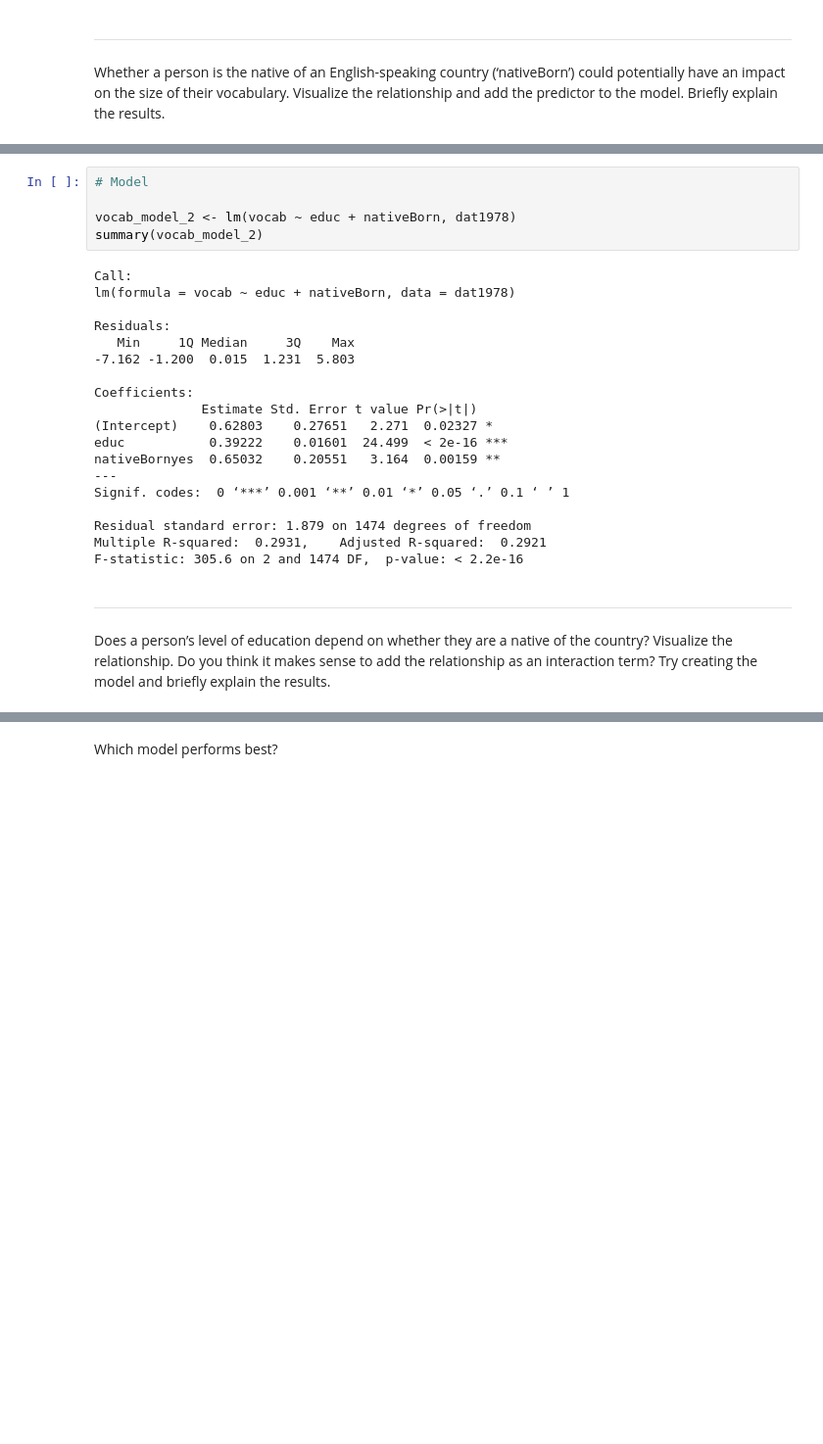
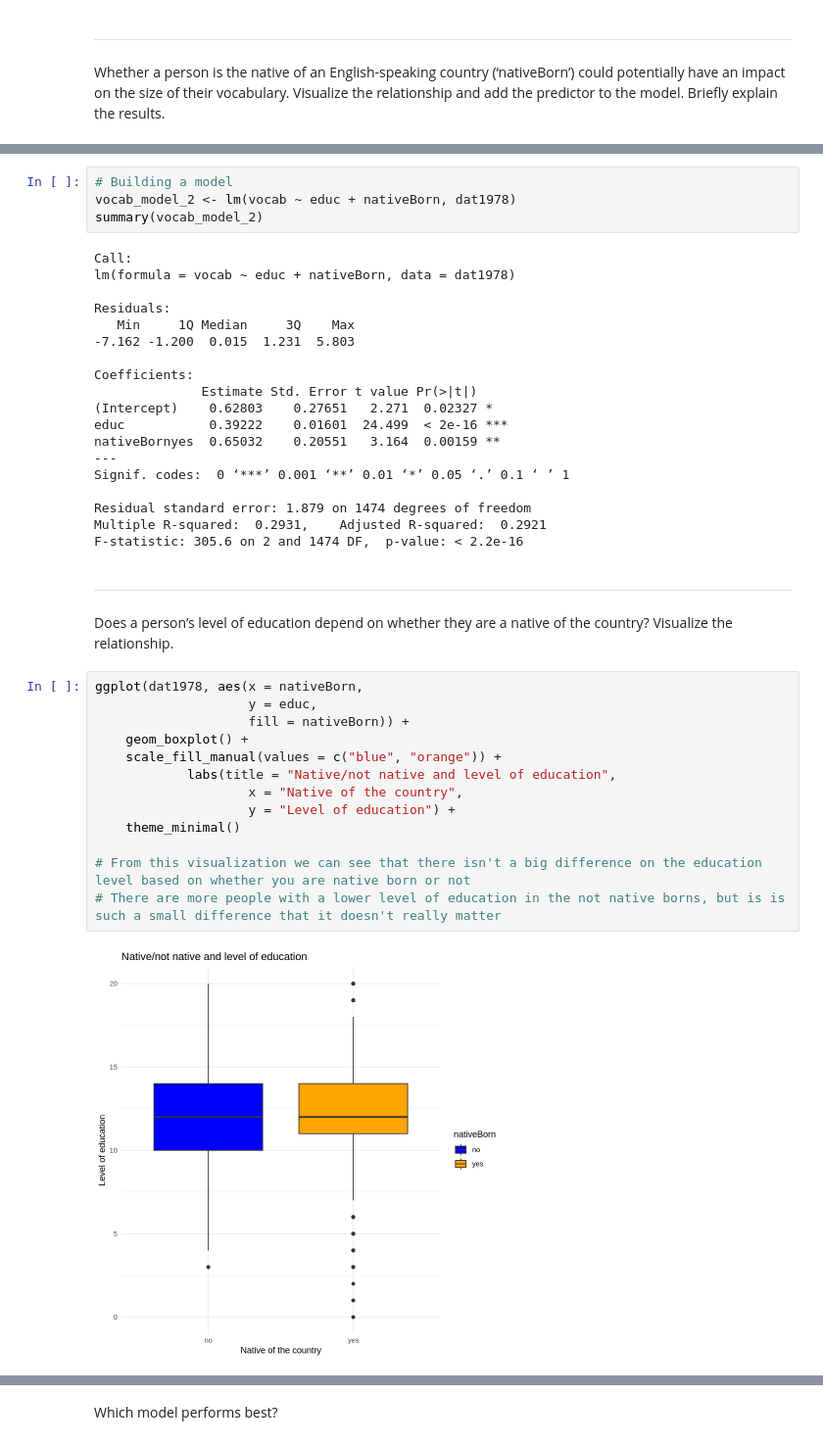
Before and after one commit to JosephineKianna25/CulturalDataScience, a Jupyter notebook: PortfolioTwo.ipynb, the cells around one changed output, grey strips where cells are left out. Shown: that part at 98% size. Cells and saved outputs as stored; diff of their text form; blank space fills up the shorter version.

```diff
--- a/PortfolioTwo.ipynb
+++ b/PortfolioTwo.ipynb
@@ -212,8 +212,7 @@ ggplot(dat1978, aes(x = nativeBorn,
 # %% [output]
 [figure]
 # %%
-# Model
-
+# Building a model
 vocab_model_2 <- lm(vocab ~ educ + nativeBorn, dat1978)
 summary(vocab_model_2)
 # %% [output]
@@ -238,4 +237,19 @@ F-statistic: 305.6 on 2 and 1474 DF,  p-value: < 2.2e-16
 # %% [markdown]
 _____________________________________________________________________________________________________________________________
 Does a person’s level of education depend on whether they are a native of the country?
-Visualize the relationship. Do you think it makes sense to add the relationship as an interaction term? Try creating the model and briefly explain the results.
+Visualize the relationship.
+# %%
+ggplot(dat1978, aes(x = nativeBorn,
+                    y = educ,
+                    fill = nativeBorn)) +
+    geom_boxplot() +
+    scale_fill_manual(values = c("blue", "orange")) +
+            labs(title = "Native/not native and level of education",
+                    x = "Native of the country",
+                    y = "Level of education") +
+    theme_minimal()
+
+# From this visualization we can see that there isn't a big difference on the education level based on whether you are native born or not
+# There are more people with a lower level of education in the not native borns, but is is such a small difference that it doesn't really matter
+# %% [output]
+[figure, added]
```
Also changed, not shown: parts of 6 cells of this notebook.
